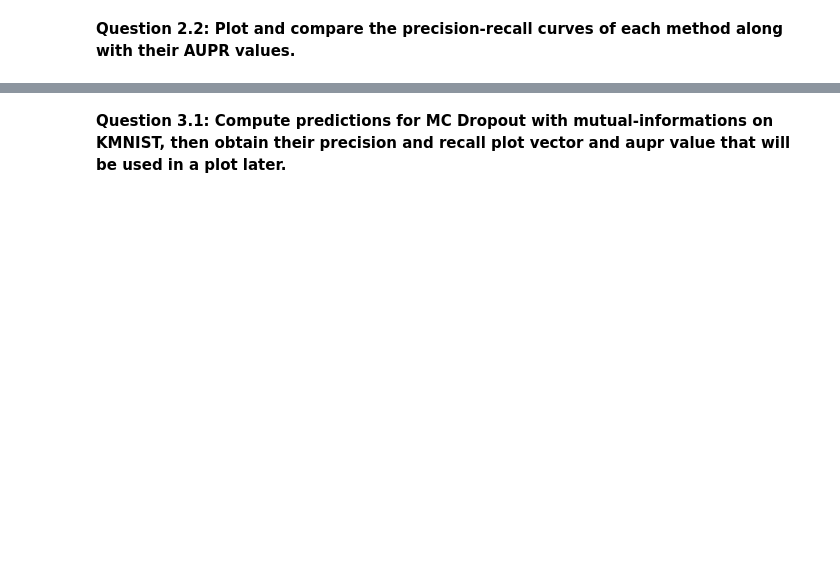
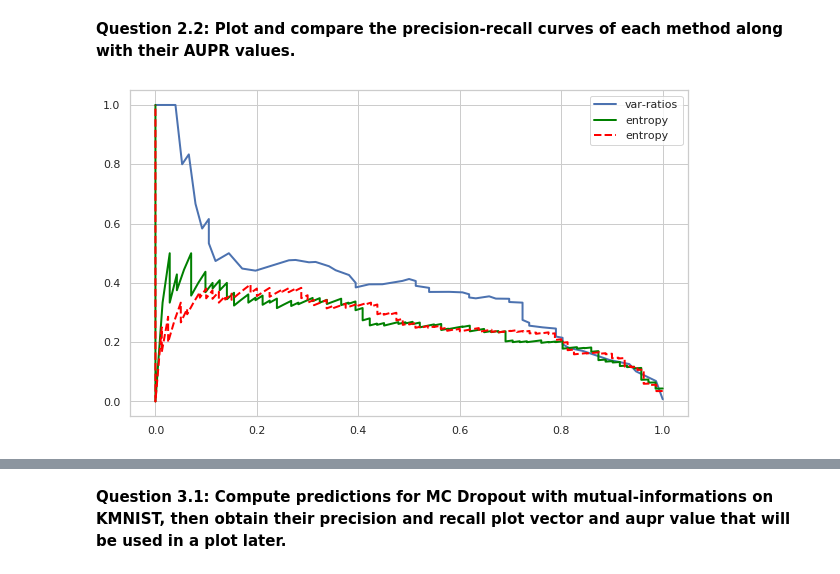
Before and after one commit to ATidiane/RDFIA, a Jupyter notebook: TMEs/tp12-13-14/TP3_RDFIA_UncertaintyApplications.ipynb, the cells around one changed output, grey strips where cells are left out. Cells and saved outputs as stored; diff of their text form; code cells hidden in the pictures; blank space fills up the shorter version.

```diff
--- a/TMEs/tp12-13-14/TP3_RDFIA_UncertaintyApplications.ipynb
+++ b/TMEs/tp12-13-14/TP3_RDFIA_UncertaintyApplications.ipynb
@@ -334,3 +340,8 @@ precision_var, recall_var, _ = precision_recall_curve(errors_var, uncertainty_va
 **Question 2.2: Same for MCdropout with mutual information.**
 # %%
 # TO DO: predictions in MCdropout mode with MI, then obtain their precision and recall plot vector + aupr
+pred_var, labels, uncertainty_var, errors_var, \
+    hists, mc_samples = predict_test_set(lenet, test_loader, mode='mi')
+aupr_e_var_mi = average_precision_score(np.nan_to_num(errors_var), np.nan_to_num(uncertainty_var))
+
+precision_var_mi, recall_var_mi, _ = precision_recall_curve(np.nan_to_num(errors_var), np.nan_to_num(uncertainty_var))
@@ -341,3 +353,15 @@ precision_var, recall_var, _ = precision_recall_curve(errors_var, uncertainty_va
+# %%
+# TO DO: plot and compare the precision-recall curves of each method
+import seaborn as sns; sns.set()
+sns.set_style('whitegrid')
+fig, ax = plt.subplots(figsize=(10, 6))
+ax = plt.plot(recall_var, precision_var, linewidth=2, label='var-ratios')
+ax = plt.plot(recall_var_ent, precision_var_ent, linewidth=2, color='green', label='entropy')
+ax = plt.plot(recall_var_mi, precision_var_mi, linewidth=2, color='red', linestyle='--', label='entropy')
+plt.legend()
+plt.show()
+# %% [output]
+[figure, added]
 # %% [markdown]
 ## Part III: Out-of-distribution detection
 
```
Also changed, not shown: parts of 18 cells of this notebook, 15 other files.
